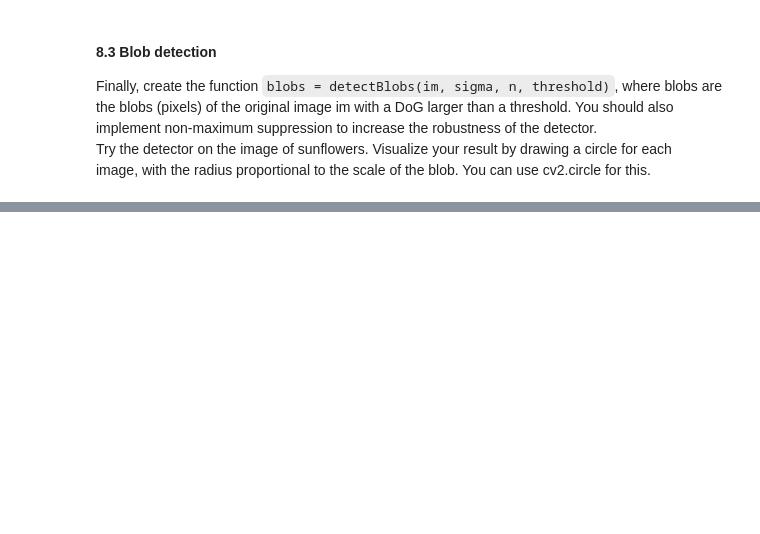
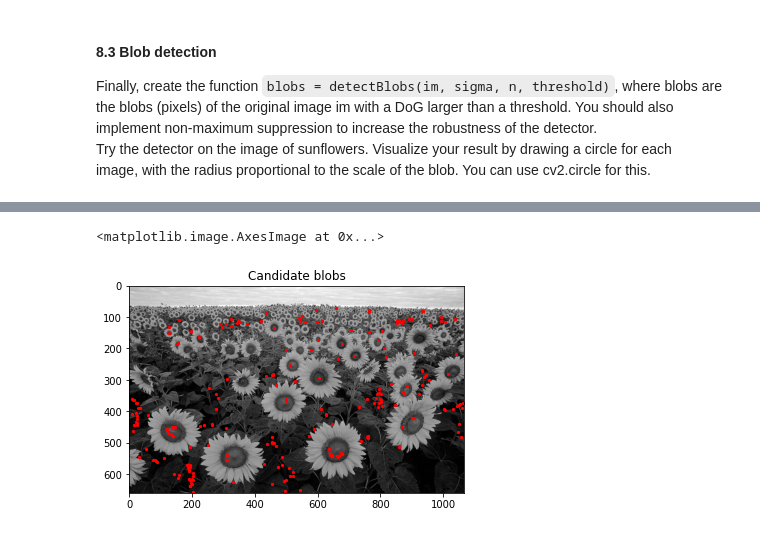
Before and after one commit to henrfj/02504-Computer-Vision, a Jupyter notebook: ex8 Blob detection.ipynb, the cells around one changed output, grey strips where cells are left out. Drawn from its saved outputs; the diff is of its cells as text; code cells hidden in the pictures; blank space fills up the shorter version.

Commit message:
closer to a working blob detector

```diff
--- a/ex8 Blob detection.ipynb
+++ b/ex8 Blob detection.ipynb
@@ -102,2 +132,39 @@ def detectBlobs(im, sigma, n, threshold):
+# %%
+def detectBlobs(im, sigma, n, threshold, verbose=False):
+    # 1 Get all DoGs
+    DoG = differenceOfGaussian(im=im,sigma=sigma, n=n)
+    if verbose:
+        stack = [DoG[i] for i in range(len(DoG))]
+        print("Total sum before thresholding",
+         np.sum(np.array(stack)), end=" \t")
+        print("max:", np.max(stack), end=" \t")
+        print("mean:", np.mean(stack))
+        print("------------------------")
+    # 2 Threshold the blobbyness
+    for i in range(len(DoG)):
+        DoG[i] *= np.int32(DoG[i] > threshold)
+    # 3 Stack them all
+    stack = np.array([DoG[i] for i in range(len(DoG))])
+    if verbose:
+        print("Total sum after thresholding", np.sum(stack), end=" \t")
+        print("max:", np.max(stack), end=" \t")
+        print("mean:", np.mean(stack))
+        print("------------------------")
+
+    # 4 Non max supression in 3D
+    stack = non_maximum_suppression(stack)
+    if verbose:
+        print("Total sum after non-max-supression", np.sum(stack), end=" \t")
+        print("max:", np.max(stack), end=" \t")
+        print("mean:", np.mean(stack))
+        print("------------------------")
+    # 5 Get non-zero location
+    xs, ys = [], []
+    for i in range(len(DoG)):
+        x, y = np.where(stack[i]>0)
+        xs += list(x)
+        ys += list(y)
+    return (np.array(list(xs)), np.array(list(ys)))
 # %%
-blobs = detectBlobs(im=gray, sigma=2, n=8, threshold=0.03)
+blobs = detectBlobs(im=gray, sigma=11, n=8, threshold=20, verbose=True)
+(len(blobs[0]), len(blobs[1]))
@@ -103,0 +179,8 @@ blobs = detectBlobs(im=gray, sigma=2, n=8, threshold=0.03)
+# %%
+plt.scatter(blobs[1], blobs[0], s=5, c="red")
+plt.gca().invert_yaxis()
+plt.title("Candidate blobs")
+plt.imshow(gray, cmap="gray")
+# %% [output]
+<matplotlib.image.AxesImage at 0x...>
+[figure, added]
```
Also changed, not shown: parts of 11 cells of this notebook.
